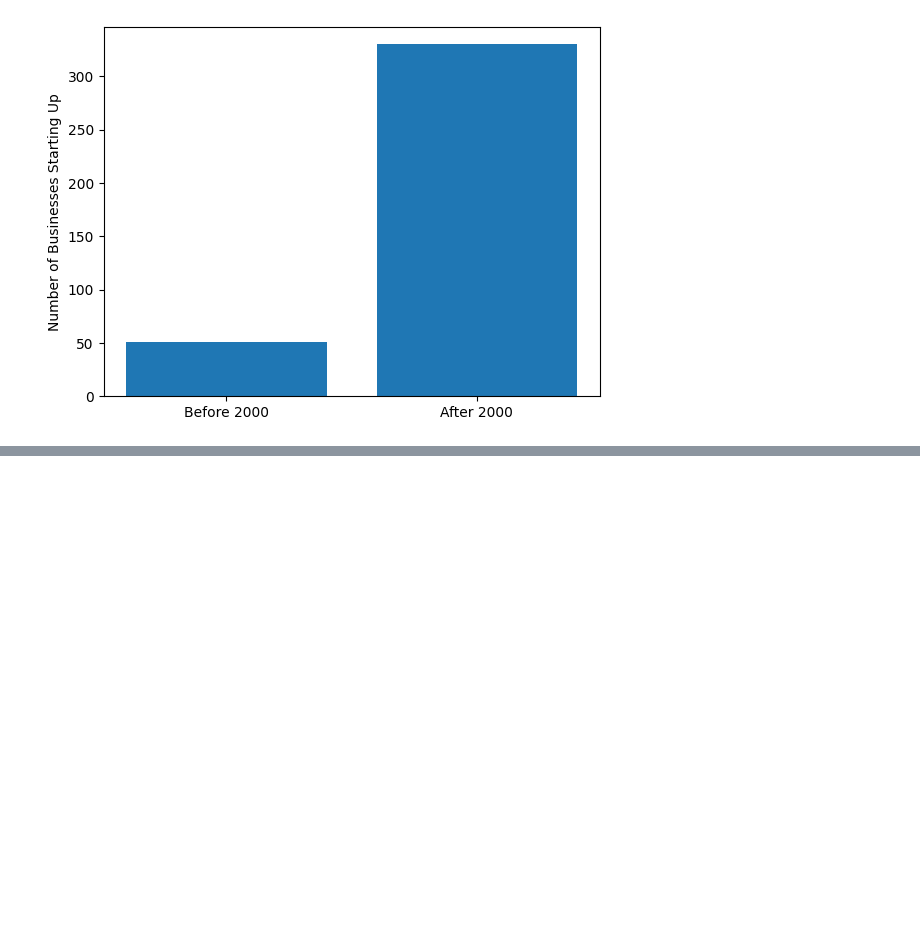
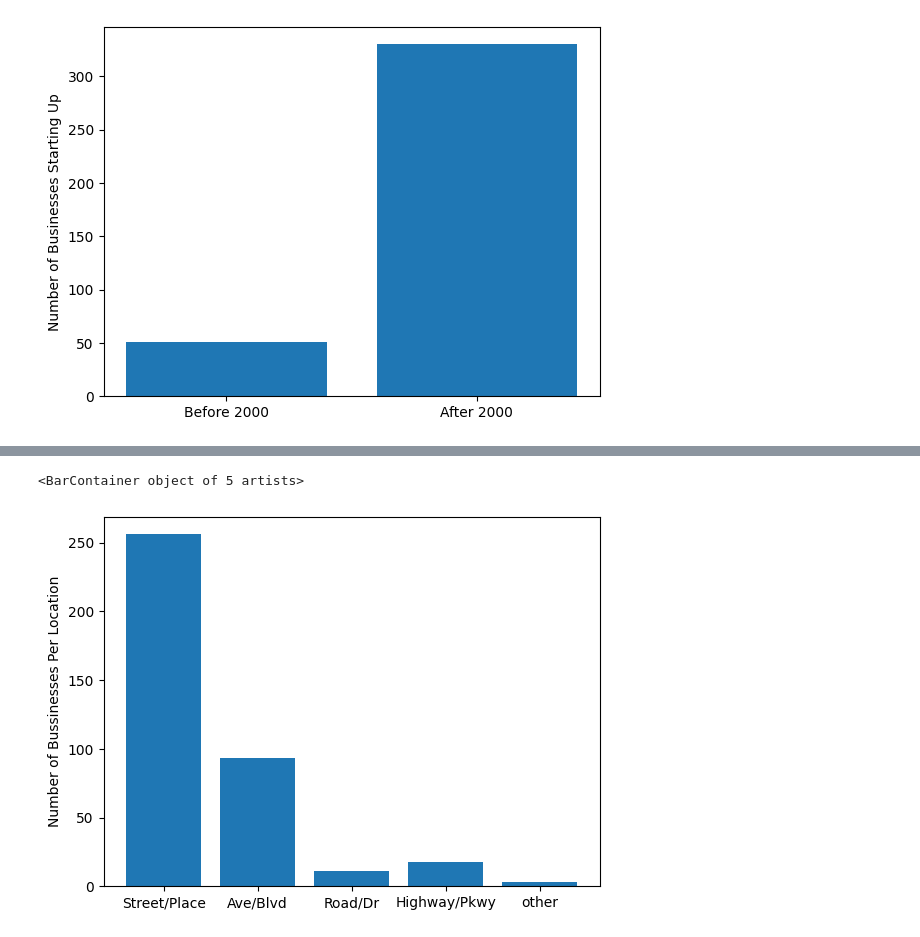
Before and after one commit to dbdesign-students-spring2024/8-pandas-exploration-jlnsr, a Jupyter notebook: analysis.ipynb, the cells around one changed output, grey strips where cells are left out. Cells and saved outputs as stored; diff of their text form; code cells hidden in the pictures; blank space fills up the shorter version.

```diff
--- a/analysis.ipynb
+++ b/analysis.ipynb
@@ -585,0 +595,18 @@ plt.bar(x,y)
+# %%
+all_addresses = cleaned_df['BusinessAddress']
+just_suffixes = [(address.split(" ")[-1]) for address in all_addresses]
+
+unique_values = {}
+for address in all_addresses:
+    suffix = address.split(" ")[-1]
+    if str.lower(suffix) in "st,street,rd,road,ave,hwy,blvd,pl,dr,pkwy":
+        if suffix not in unique_values:
+            unique_values[suffix] = 1
+        else:
+            unique_values[suffix] += 1
+
+unique_values['St'] += unique_values['Street']#'Street' and 'st' are the same thing
+del(unique_values['Street'])
+unique_values['Rd'] += unique_values['Road']#'Road' and 'rd' are the same thing
+del(unique_values['Road'])
+unique_values
@@ -585,0 +622,13 @@ plt.bar(x,y)
+# %%
+x = ['Street/Place','Ave/Blvd','Road/Dr','Highway/Pkwy','other']
+y = [ (unique_values['St'] + unique_values['Pl']),
+      (unique_values['Ave'] + unique_values['Blvd']),
+      (unique_values['Rd'] + unique_values['Dr']),
+      (unique_values['Hwy'] + unique_values['Pkwy']),
+      3 #all the values in this dictionary add to 278, meaning 3 remain unknown
+    ]
+plt.ylabel('Number of Bussinesses Per Location')
+plt.bar(x,y)
+# %% [output]
+<BarContainer object of 5 artists>
+[figure, added]
```
Also changed, not shown: parts of 25 cells of this notebook.
